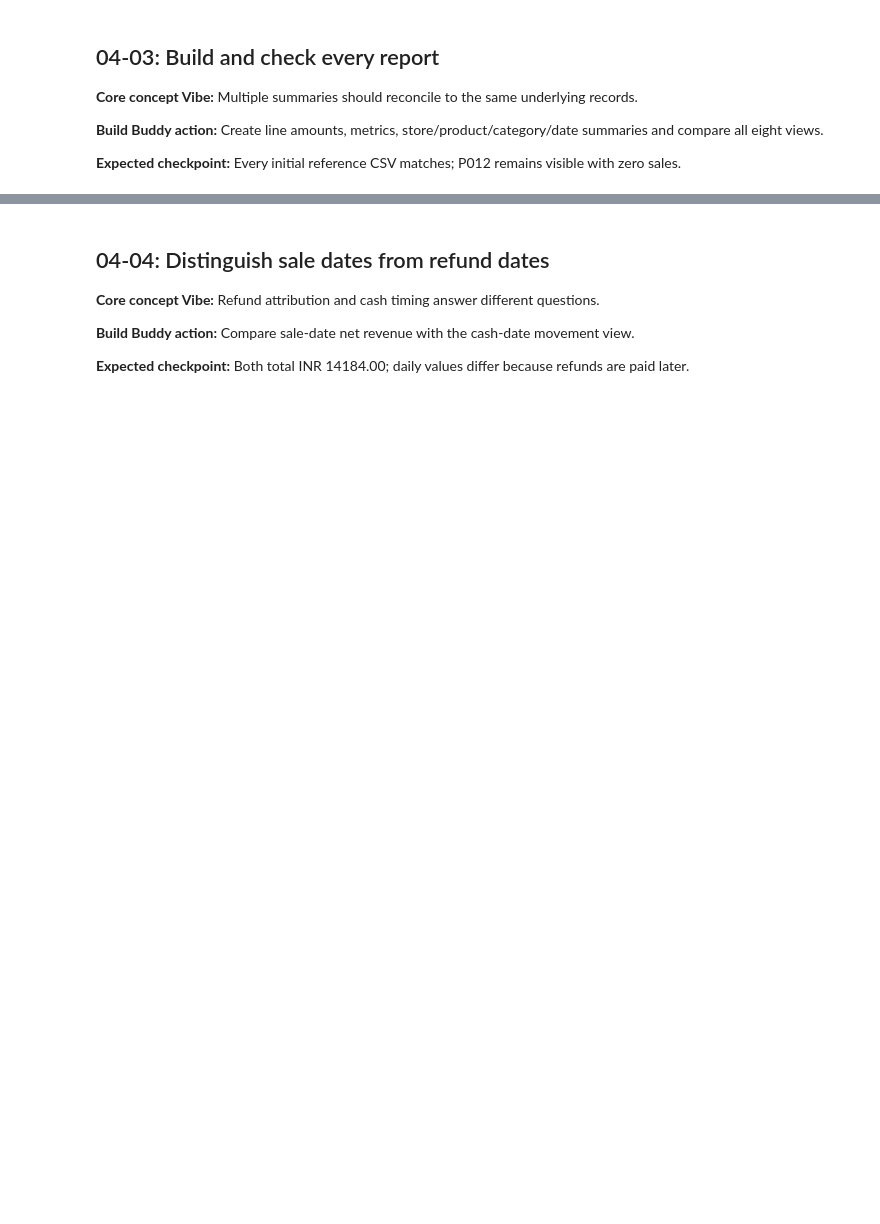
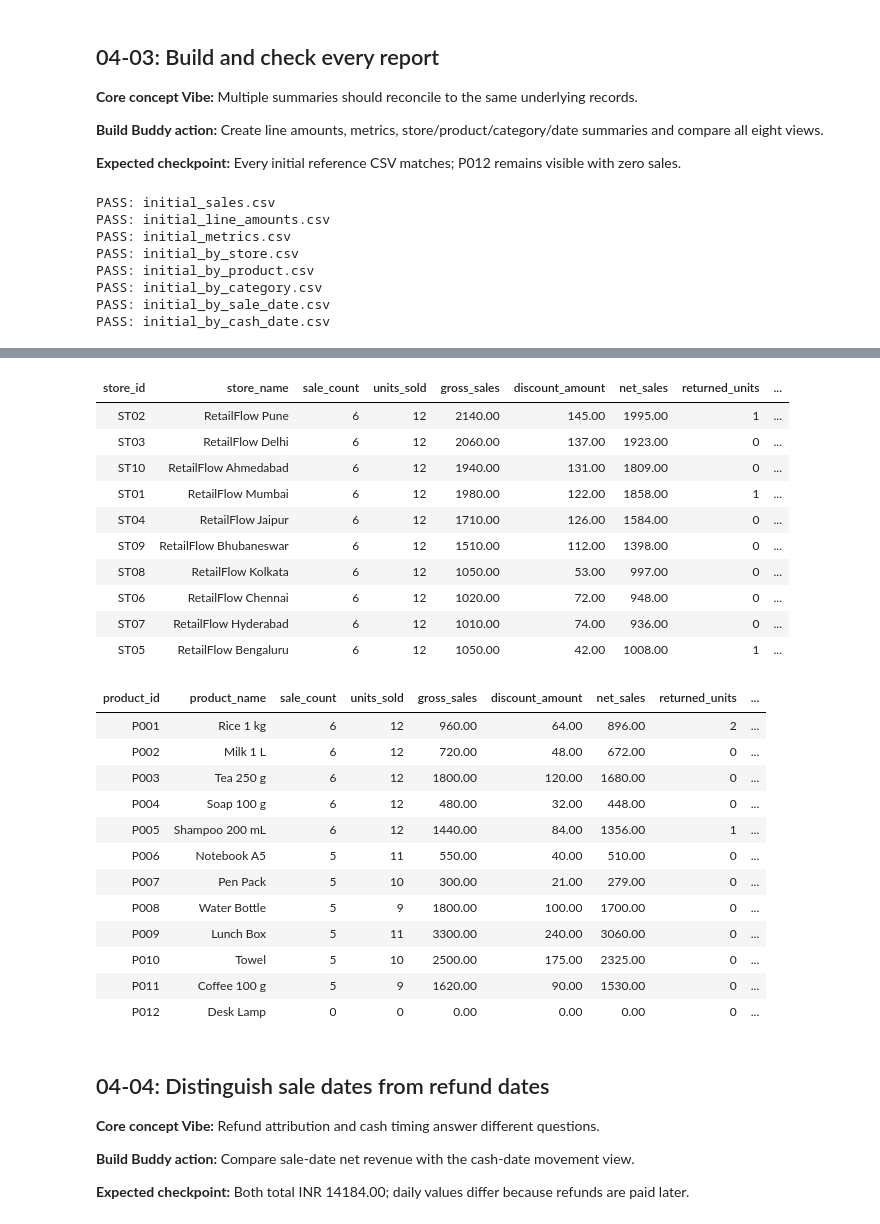
Before and after one commit to manasi1207/retailflow-data-engineering-databricks, a Jupyter notebook: notebooks/04_initial_reports_and_checks.ipynb, the cells around one changed output, grey strips where cells are left out. Cells and saved outputs as stored; diff of their text form; code cells hidden in the pictures; blank space fills up the shorter version.

Commit message:
Complete RetailFlow capstone submission

```diff
--- a/notebooks/04_initial_reports_and_checks.ipynb
+++ b/notebooks/04_initial_reports_and_checks.ipynb
@@ -21,17 +21,27 @@ Configuration and instructor utility cells are supplied so you can focus on the
 
 Use the same assigned names in every notebook. Each notebook defines its own variables and helpers; it does not depend on another notebook’s Python memory. Persistent tables are the handoff between notebooks.
 # %%
-# Edit these four values in EVERY notebook before running it.
-CATALOG = "your_catalog"
-SCHEMA = "your_training_schema"
-VOLUME = "your_training_volume"
-TABLE_PREFIX = "rf_yourname"
+
+# Configuration for RetailFlow
+
+CATALOG = "workspace"
+SCHEMA = "default"
+VOLUME = "retailflow_files"
+TABLE_PREFIX = "rf_retailflow"
 
 import re
+
 for name in [CATALOG, SCHEMA, VOLUME, TABLE_PREFIX]:
-    assert re.fullmatch(r"[a-z][a-z0-9_]*", name), "Use lowercase letters, digits, and underscores; start with a letter."
-assert not any(name.startswith("your_") for name in [CATALOG, SCHEMA, VOLUME]), "Replace the example names with your assigned names."
-assert TABLE_PREFIX != "rf_yourname", "Choose the table prefix assigned to you."
+    assert re.fullmatch(r"[a-z][a-z0-9_]*", name), \
+        "Use lowercase letters, digits, and underscores; start with a letter."
+
+assert not any(name.startswith("your_") for name in [CATALOG, SCHEMA, VOLUME]), \
+    "Replace the example names with your assigned names."
+
+assert TABLE_PREFIX != "rf_yourname", \
+    "Choose the table prefix assigned to you."
+
 DATASET_ROOT = f"/Volumes/{CATALOG}/{SCHEMA}/{VOLUME}/retailflow-v1.0.0"
+
 print("Dataset:", DATASET_ROOT)
 print("Table prefix:", f"{CATALOG}.{SCHEMA}.{TABLE_PREFIX}_")
@@ -302,0 +312,9 @@ def report_views(sales, returns):
+# %%
+stage = 'initial'
+sales = spark.table(table_name('silver_sales')).select(*SALES_COLUMNS)
+assert sales.count() == 60, 'Wrong checkpoint: follow the notebook run order in README.'
+assert_expected(sales, stage + '_sales.csv', ignore_provenance=True)
+return_rows = visible_returns(stage, collected_sales(sales))
+returns = return_frame(return_rows)
+assert returns.count() == 3
+display(returns.orderBy('return_id'))
@@ -326,0 +355,17 @@ def report_views(sales, returns):
+# %%
+views = report_views(sales, returns)
+for name, frame in views.items():
+    assert_expected(frame, f'{stage}_{name}.csv', ignore_provenance=name in ['sales', 'line_amounts'])
+display(views['metrics'].orderBy('metric'))
+display(views['by_store'].orderBy(F.desc('net_revenue')))
+display(views['by_product'].orderBy('product_id'))
+assert views['by_product'].where("product_id = 'P012'").first()['units_sold'] == 0
+# %% [output]
+PASS: initial_sales.csv
+PASS: initial_line_amounts.csv
+PASS: initial_metrics.csv
+PASS: initial_by_store.csv
+PASS: initial_by_product.csv
+PASS: initial_by_category.csv
+PASS: initial_by_sale_date.csv
+PASS: initial_by_cash_date.csv
@@ -327,3 +386,27 @@ def report_views(sales, returns):
+| store_id | store_name | sale_count | units_sold | gross_sales | discount_amount | net_sales | returned_units | ... |
+| ST02 | RetailFlow Pune | 6 | 12 | 2140.00 | 145.00 | 1995.00 | 1 | ... |
+| ST03 | RetailFlow Delhi | 6 | 12 | 2060.00 | 137.00 | 1923.00 | 0 | ... |
+| ST10 | RetailFlow Ahmedabad | 6 | 12 | 1940.00 | 131.00 | 1809.00 | 0 | ... |
+| ST01 | RetailFlow Mumbai | 6 | 12 | 1980.00 | 122.00 | 1858.00 | 1 | ... |
+| ST04 | RetailFlow Jaipur | 6 | 12 | 1710.00 | 126.00 | 1584.00 | 0 | ... |
+| ST09 | RetailFlow Bhubaneswar | 6 | 12 | 1510.00 | 112.00 | 1398.00 | 0 | ... |
+| ST08 | RetailFlow Kolkata | 6 | 12 | 1050.00 | 53.00 | 997.00 | 0 | ... |
+| ST06 | RetailFlow Chennai | 6 | 12 | 1020.00 | 72.00 | 948.00 | 0 | ... |
+| ST07 | RetailFlow Hyderabad | 6 | 12 | 1010.00 | 74.00 | 936.00 | 0 | ... |
+| ST05 | RetailFlow Bengaluru | 6 | 12 | 1050.00 | 42.00 | 1008.00 | 1 | ... |
+| product_id | product_name | sale_count | units_sold | gross_sales | discount_amount | net_sales | returned_units | ... |
+| P001 | Rice 1 kg | 6 | 12 | 960.00 | 64.00 | 896.00 | 2 | ... |
+| P002 | Milk 1 L | 6 | 12 | 720.00 | 48.00 | 672.00 | 0 | ... |
+| P003 | Tea 250 g | 6 | 12 | 1800.00 | 120.00 | 1680.00 | 0 | ... |
+| P004 | Soap 100 g | 6 | 12 | 480.00 | 32.00 | 448.00 | 0 | ... |
+| P005 | Shampoo 200 mL | 6 | 12 | 1440.00 | 84.00 | 1356.00 | 1 | ... |
+| P006 | Notebook A5 | 5 | 11 | 550.00 | 40.00 | 510.00 | 0 | ... |
+| P007 | Pen Pack | 5 | 10 | 300.00 | 21.00 | 279.00 | 0 | ... |
+| P008 | Water Bottle | 5 | 9 | 1800.00 | 100.00 | 1700.00 | 0 | ... |
+| P009 | Lunch Box | 5 | 11 | 3300.00 | 240.00 | 3060.00 | 0 | ... |
+| P010 | Towel | 5 | 10 | 2500.00 | 175.00 | 2325.00 | 0 | ... |
+| P011 | Coffee 100 g | 5 | 9 | 1620.00 | 90.00 | 1530.00 | 0 | ... |
+| P012 | Desk Lamp | 0 | 0 | 0.00 | 0.00 | 0.00 | 0 | ... |
 # %% [markdown]
 ## 04-04: Distinguish sale dates from refund dates
 
```
Also changed, not shown: parts of 11 cells of this notebook, 6 other files.
